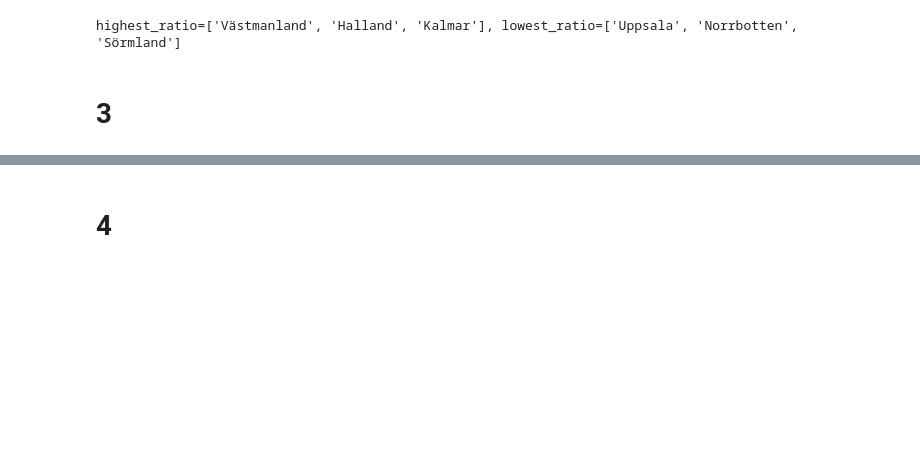
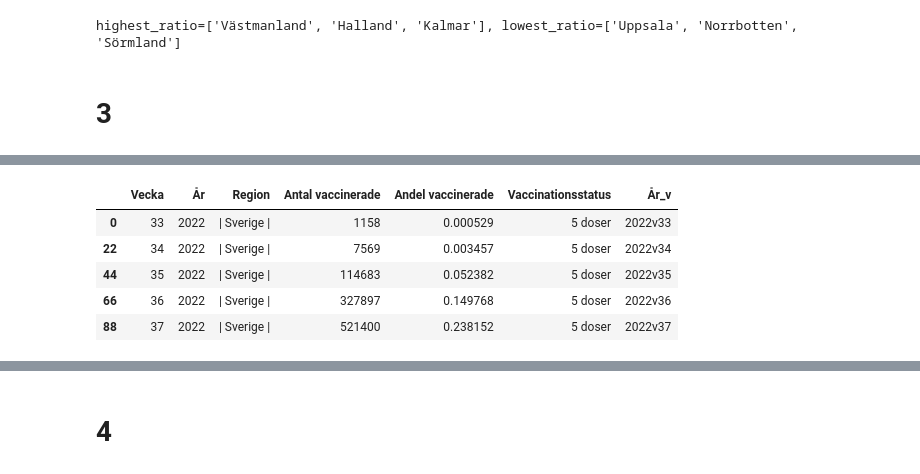
Before and after one commit to DorotaBjoorn/Databehandling-Dorota-Bjoorn, a Jupyter notebook: Lab/Lab_uppg03.ipynb, the cells around one changed output, grey strips where cells are left out. Saved outputs shown, nothing was run; the diff lists cells and outputs as text; code cells hidden in the pictures; blank space fills up the shorter version.

```diff
--- a/Lab/Lab_uppg03.ipynb
+++ b/Lab/Lab_uppg03.ipynb
@@ -95,0 +105,10 @@ Vaccinationsutvekling över tid i riket totalt samt uppdelat på dos
+# %%
+import pandas as pd
+
+# readin in relevant sheets into separate DataFrames
+path = "../Lab/Data/vaccin.xlsx"
+df_1_2 = pd.read_excel(path, sheet_name="Vaccinerade tidsserie")
+df_3 = pd.read_excel(path, sheet_name="Vaccinerade tidsserie dos 3")
+df_4 = pd.read_excel(path, sheet_name="Vaccinerade tidsserie dos 4")
+df_5 = pd.read_excel(path, sheet_name="Vaccinerade tidsserie dos 5")
+df_1_2.head()
@@ -95,0 +159,17 @@ Vaccinationsutvekling över tid i riket totalt samt uppdelat på dos
+# %%
+# combinde cols Vecka and År
+df_1["År_v"] = df_1["År"].astype(str) + "v" + df_1["Vecka"].astype(str)
+df_2["År_v"] = df_2["År"].astype(str) + "v" + df_2["Vecka"].astype(str)
+df_3["År_v"] = df_3["År"].astype(str) + "v" + df_3["Vecka"].astype(str)
+df_4["År_v"] = df_4["År"].astype(str) + "v" + df_4["Vecka"].astype(str)
+df_5["År_v"] = df_5["År"].astype(str) + "v" + df_5["Vecka"].astype(str)
+df_5.head()
+
+#????????? should be included in clean function????????????
+# %% [output]
+|  | Vecka | År | Region | Antal vaccinerade | Andel vaccinerade | Vaccinationsstatus | År_v |
+| 0 | 33 | 2022 | | Sverige | | 1158 | 0.000529 | 5 doser | 2022v33 |
+| 22 | 34 | 2022 | | Sverige | | 7569 | 0.003457 | 5 doser | 2022v34 |
+| 44 | 35 | 2022 | | Sverige | | 114683 | 0.052382 | 5 doser | 2022v35 |
+| 66 | 36 | 2022 | | Sverige | | 327897 | 0.149768 | 5 doser | 2022v36 |
+| 88 | 37 | 2022 | | Sverige | | 521400 | 0.238152 | 5 doser | 2022v37 |
```
Also changed, not shown: parts of 11 cells of this notebook, 1 other file.
